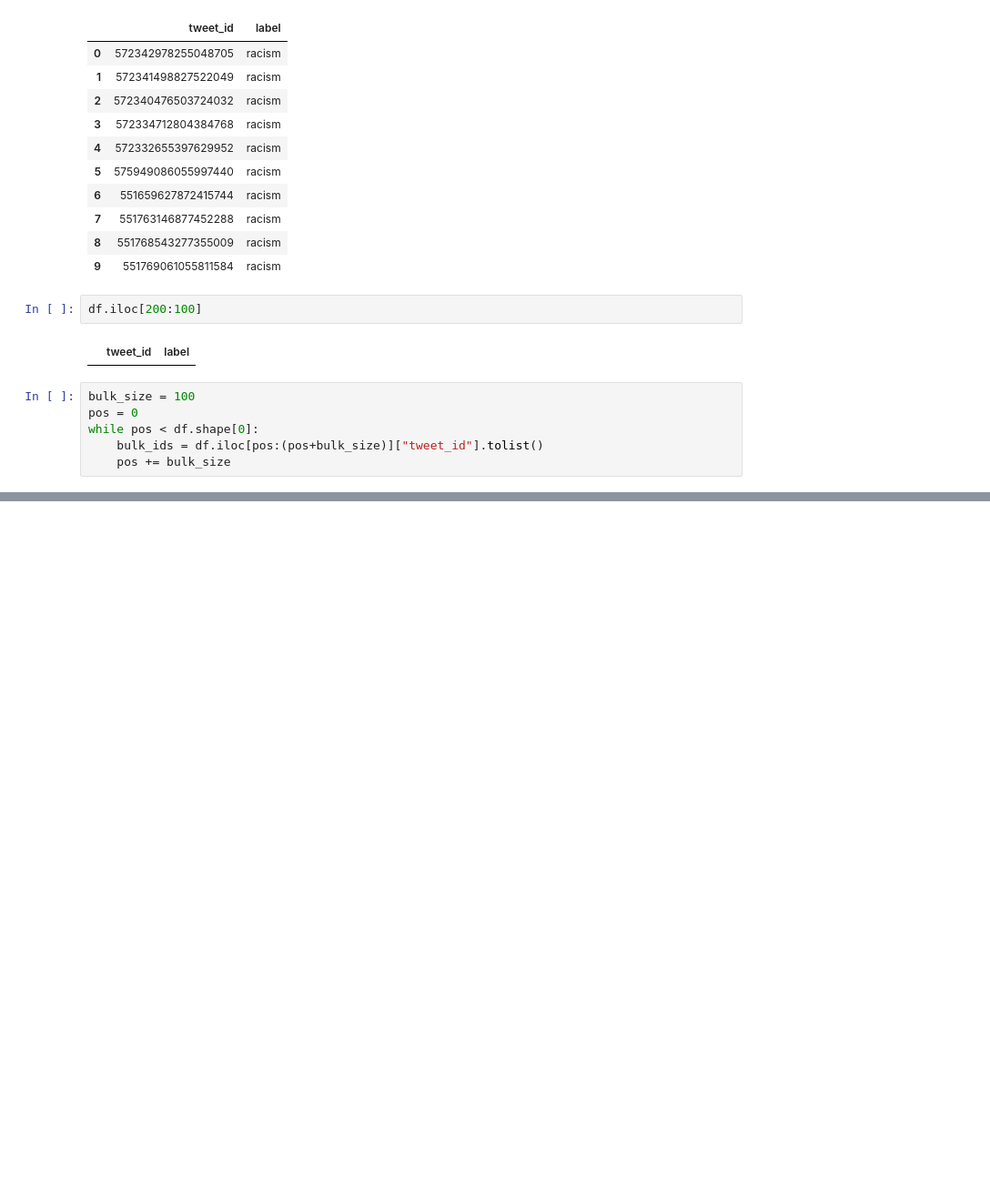
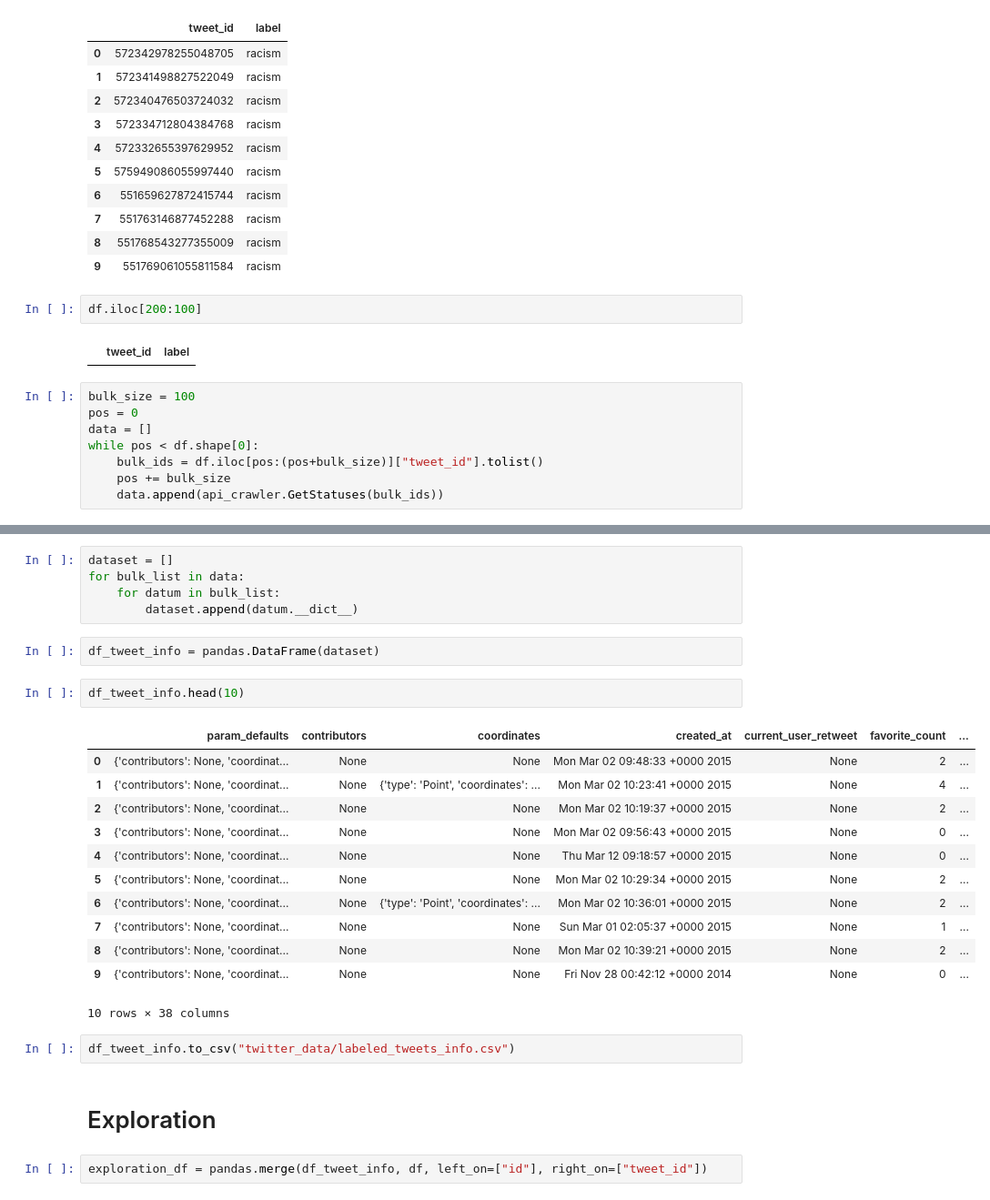
Before and after one commit to mauroES/mineracao-dados, a Jupyter notebook: Extract Twitter data.ipynb, the cells around one changed output, grey strips where cells are left out. Shown: that part at 91% size. Cells and saved outputs as stored; diff of their text form; blank space fills up the shorter version.

Commit message:
add logic to extract twitter data, turn into a dataframe and export it to CSV

```diff
--- a/Extract Twitter data.ipynb
+++ b/Extract Twitter data.ipynb
@@ -53,6 +49,8 @@ df.iloc[200:100]
 # %%
 bulk_size = 100
 pos = 0
+data = []
 while pos < df.shape[0]:
     bulk_ids = df.iloc[pos:(pos+bulk_size)]["tweet_id"].tolist()
     pos += bulk_size
+    data.append(api_crawler.GetStatuses(bulk_ids))
@@ -87,0 +81,28 @@ api_crawler.GetStatuses(bulk_ids)
+# %%
+dataset = []
+for bulk_list in data:
+    for datum in bulk_list:
+        dataset.append(datum.__dict__)
+# %%
+df_tweet_info = pandas.DataFrame(dataset)
+# %%
+df_tweet_info.head(10)
+# %% [output]
+|  | param_defaults | contributors | coordinates | created_at | current_user_retweet | favorite_count | ... |
+| 0 | {'contributors': None, 'coordinat... | None | None | Mon Mar 02 09:48:33 +0000 2015 | None | 2 | ... |
+| 1 | {'contributors': None, 'coordinat... | None | {'type': 'Point', 'coordinates': ... | Mon Mar 02 10:23:41 +0000 2015 | None | 4 | ... |
+| 2 | {'contributors': None, 'coordinat... | None | None | Mon Mar 02 10:19:37 +0000 2015 | None | 2 | ... |
+| 3 | {'contributors': None, 'coordinat... | None | None | Mon Mar 02 09:56:43 +0000 2015 | None | 0 | ... |
+| 4 | {'contributors': None, 'coordinat... | None | None | Thu Mar 12 09:18:57 +0000 2015 | None | 0 | ... |
+| 5 | {'contributors': None, 'coordinat... | None | None | Mon Mar 02 10:29:34 +0000 2015 | None | 2 | ... |
+| 6 | {'contributors': None, 'coordinat... | None | {'type': 'Point', 'coordinates': ... | Mon Mar 02 10:36:01 +0000 2015 | None | 2 | ... |
+| 7 | {'contributors': None, 'coordinat... | None | None | Sun Mar 01 02:05:37 +0000 2015 | None | 1 | ... |
+| 8 | {'contributors': None, 'coordinat... | None | None | Mon Mar 02 10:39:21 +0000 2015 | None | 2 | ... |
+| 9 | {'contributors': None, 'coordinat... | None | None | Fri Nov 28 00:42:12 +0000 2014 | None | 0 | ... |
+10 rows × 38 columns
+# %%
+df_tweet_info.to_csv("twitter_data/labeled_tweets_info.csv")
+# %% [markdown]
+# Exploration
+# %%
+exploration_df = pandas.merge(df_tweet_info, df, left_on=["id"], right_on=["tweet_id"])
```
Also changed, not shown: parts of 10 cells of this notebook, 1 other file.
